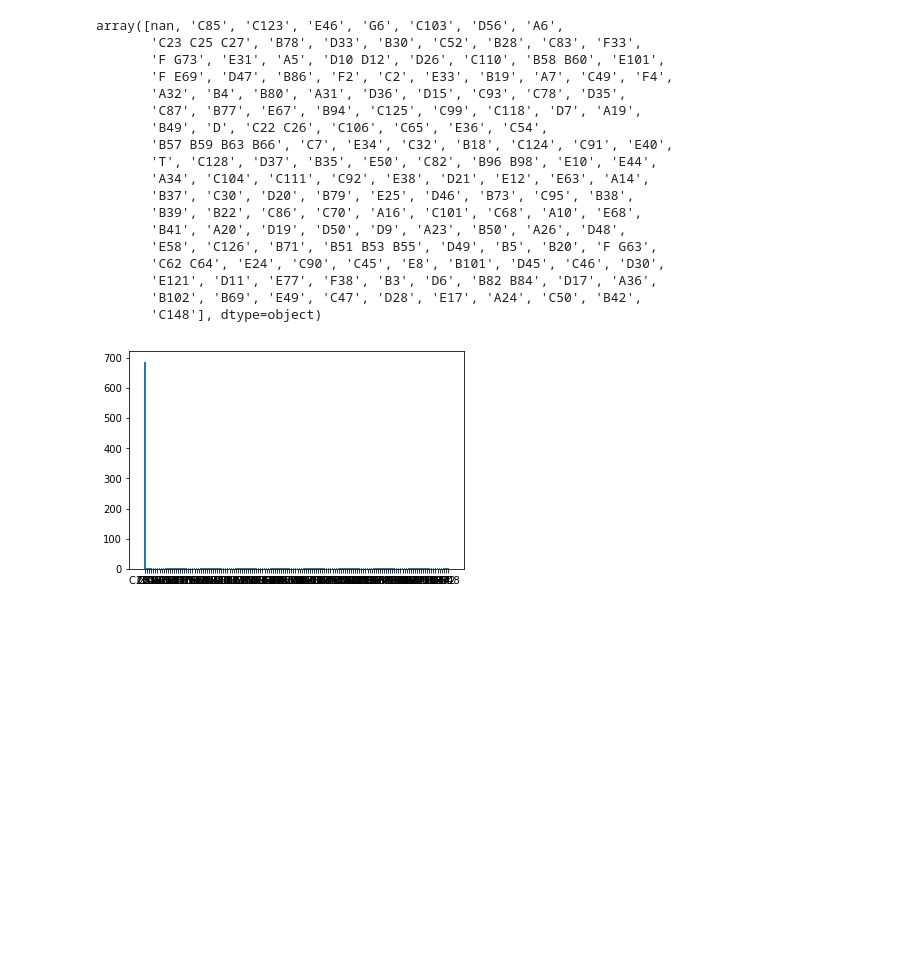
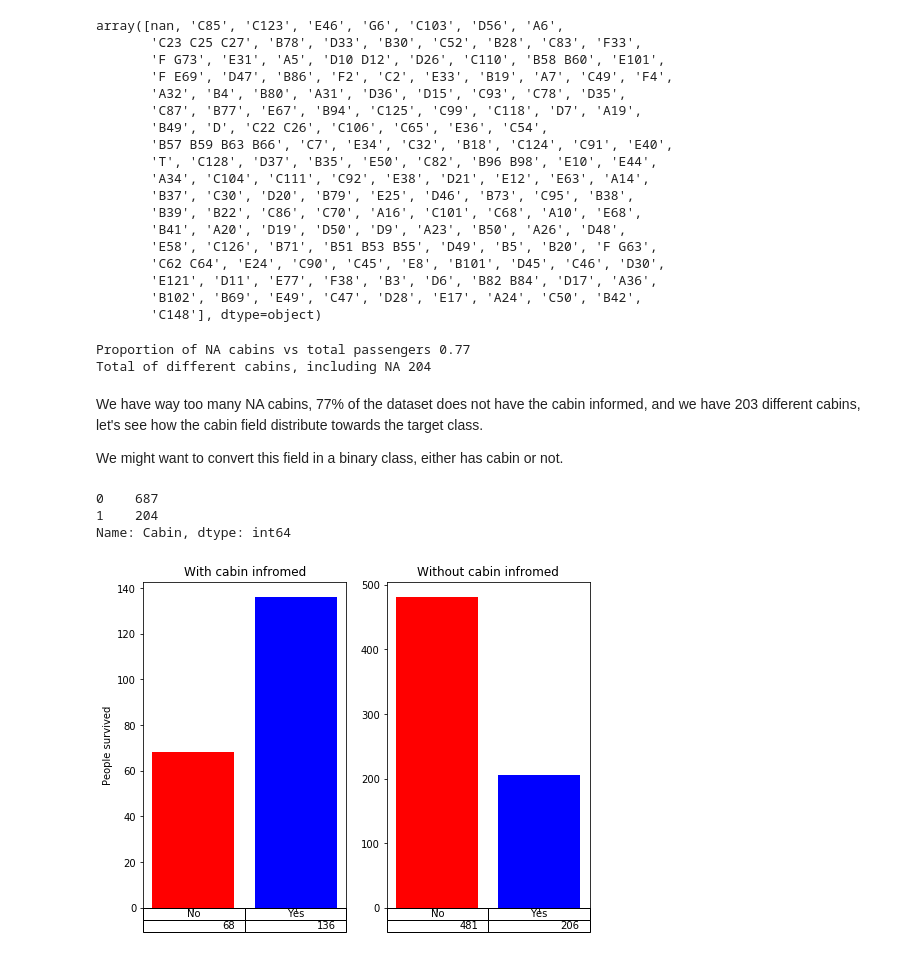
Before and after one commit to Ohtar10/ml-python, a Jupyter notebook: ch03/excercises/Who survives in the Titanic.ipynb, the cells around one changed output. Saved outputs shown, nothing was run; the diff lists cells and outputs as text; code cells hidden in the pictures; blank space fills up the shorter version.

```diff
--- a/ch03/excercises/Who survives in the Titanic.ipynb
+++ b/ch03/excercises/Who survives in the Titanic.ipynb
@@ -95,15 +93,48 @@ array([nan, 'C85', 'C123', 'E46', 'G6', 'C103', 'D56', 'A6',
        'E121', 'D11', 'E77', 'F38', 'B3', 'D6', 'B82 B84', 'D17', 'A36',
        'B102', 'B69', 'E49', 'C47', 'D28', 'E17', 'A24', 'C50', 'B42',
        'C148'], dtype=object)
-# %%
-train["Cabin"].fillna('XX', inplace=True)
-# %%
-import matplotlib.pyplot as plt
-
-x = train["Cabin"].unique()
-y = train["Cabin"].value_counts()
-plt.figure(figsize=())
-plt.bar(x, y)
-plt.show()
-# %% [output]
-[figure, removed]
+# %%
+na_cabin = train["Cabin"].isna().sum()
+passengers = train["PassengerId"].count()
+cabins = train["Cabin"].count()
+
+print("Proportion of NA cabins vs total passengers {:.2f}".format(na_cabin / passengers))
+print("Total of different cabins, including NA {}".format(cabins))
+# %% [output]
+Proportion of NA cabins vs total passengers 0.77
+Total of different cabins, including NA 204
+# %% [markdown]
+We have way too many NA cabins, 77% of the dataset does not have the cabin informed, and we have 203 different cabins, let's see how the cabin field distribute towards the target class.
+
+We might want to convert this field in a binary class, either has cabin or not.
+# %%
+cabin_survive = train.copy()
+cabin_survive.Cabin = cabin_survive.Cabin.apply(lambda x: 1 if type(x) is str else 0)
+cabin_survive.Cabin.value_counts()
+# %% [output]
+0    687
+1    204
+Name: Cabin, dtype: int64
+# %%
+import matplotlib.pyplot as plt
+
+w_cabin = cabin_survive[cabin_survive.Cabin == 1]
+wo_cabin = cabin_survive[cabin_survive.Cabin == 0]
+w_cabin_counts = w_cabin.Survived.value_counts(sort=False)
+wo_cabin_counts = wo_cabin.Survived.value_counts(sort=False)
+
+plt.figure(figsize=(8, 6))
+plt.subplot(121)
+ax = plt.bar([0, 1], w_cabin_counts, color=["r", "b"], tick_label=["", ""])
+plt.ylabel("People survived")
+plt.title("With cabin infromed")
+plt.table(cellText=w_cabin_counts.to_numpy().reshape(1, 2), colLabels=["No", "Yes"])
+
+plt.subplot(122)
+plt.bar([0, 1], wo_cabin_counts, color=["r", "b"], tick_label=["", ""])
+plt.table(cellText=wo_cabin_counts.to_numpy().reshape(1, 2), colLabels=["No", "Yes"])
+plt.title("Without cabin infromed")
+
+plt.show()
+# %% [output]
+[figure, added]
```
Also changed, not shown: parts of 12 cells of this notebook.
